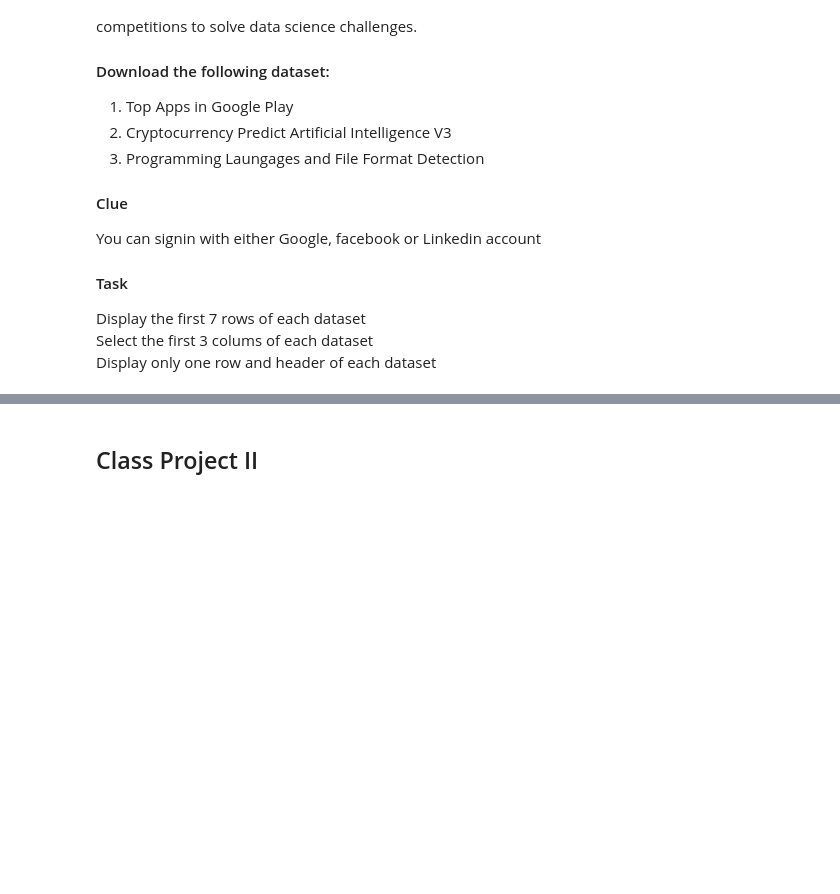
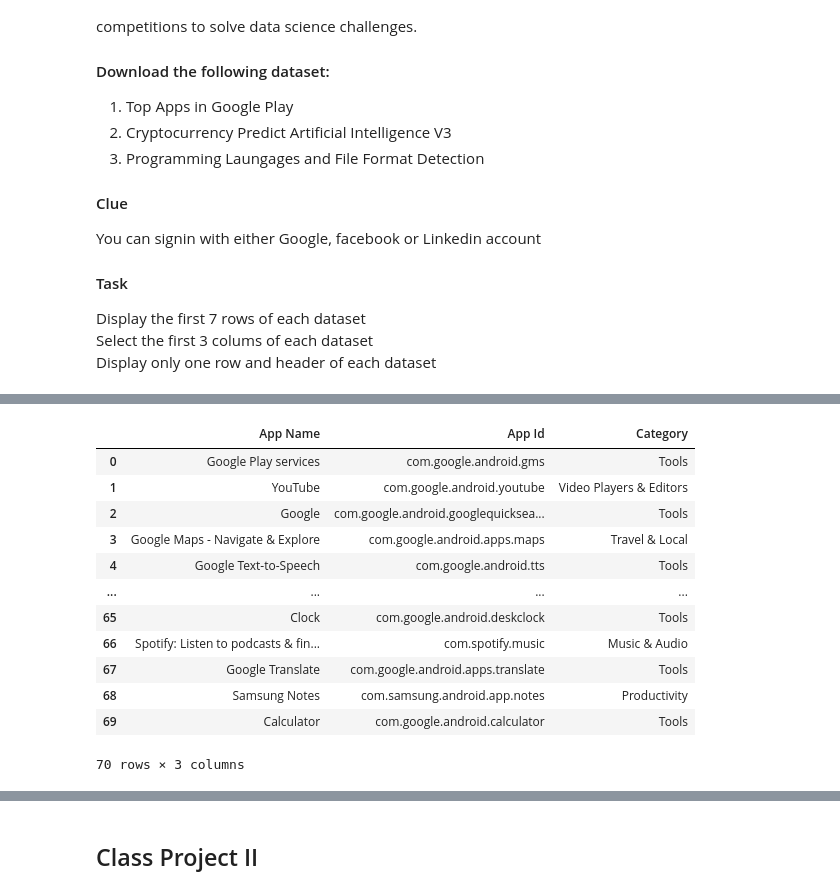
Before and after one commit to ayomidemalik/m.memudCSC102, a Jupyter notebook: Week_6/Week 6 - Python-Pandas-Practice.ipynb, the cells around one changed output, grey strips where cells are left out. Cells and saved outputs as stored; diff of their text form; code cells hidden in the pictures; blank space fills up the shorter version.

```diff
--- a/Week_6/Week 6 - Python-Pandas-Practice.ipynb
+++ b/Week_6/Week 6 - Python-Pandas-Practice.ipynb
@@ -267,0 +302,22 @@ Display only one row and header of each dataset
+# %%
+import pandas as cp
+
+data = cp.read_csv("Top-Apps-in-Google-Play.csv")
+
+dg = pd.DataFrame(data)
+
+dg[['App Name', 'App Id', 'Category']]
+# %% [output]
+|  | App Name | App Id | Category |
+| 0 | Google Play services | com.google.android.gms | Tools |
+| 1 | YouTube | com.google.android.youtube | Video Players & Editors |
+| 2 | Google | com.google.android.googlequicksea... | Tools |
+| 3 | Google Maps - Navigate & Explore | com.google.android.apps.maps | Travel & Local |
+| 4 | Google Text-to-Speech | com.google.android.tts | Tools |
+| ... | ... | ... | ... |
+| 65 | Clock | com.google.android.deskclock | Tools |
+| 66 | Spotify: Listen to podcasts & fin... | com.spotify.music | Music & Audio |
+| 67 | Google Translate | com.google.android.apps.translate | Tools |
+| 68 | Samsung Notes | com.samsung.android.app.notes | Productivity |
+| 69 | Calculator | com.google.android.calculator | Tools |
+70 rows × 3 columns
```
Also changed, not shown: parts of 5 cells of this notebook, 17 other files.
